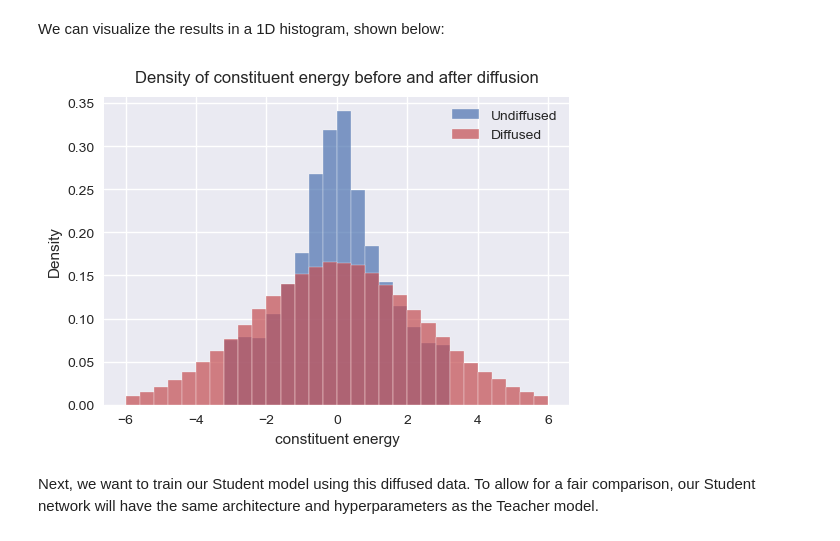
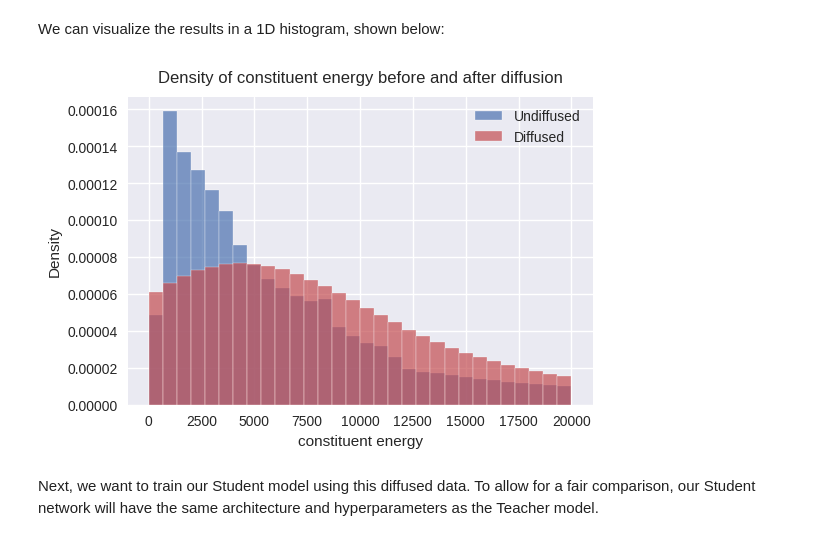
Before and after one commit to baron-de-montblanc/DL-Final-Project, a Jupyter notebook: workbook_FCNN.ipynb, the cells around one changed output. Saved outputs shown, nothing was run; the diff lists cells and outputs as text; code cells hidden in the pictures.

```diff
--- a/workbook_FCNN.ipynb
+++ b/workbook_FCNN.ipynb
@@ -30,20 +31,37 @@ warnings.filterwarnings('ignore')  # pesky divide-by-zero errors
 
 sns.set_theme()
 plt.style.use("seaborn-v0_8")
+# %%
+# Initialize some global hyperparameters
+
+NH = 4  # number of hidden layers
+NE = 40  # number of epochs
+LR = 1.2e-5  # learning rate
+BATCH_SZ = 250  # batch size
+MAX_ITEMS = 100000  # maximum number of elements to consider (input size)
+NOISE_STD = 5e3  # noise standard deviation for the diffusion
 # %% [markdown]
 #### Input Data Visualization
 
 As a very first step, let's load in our data to see what it looks like. Our data has three attributes: "jet", "constituents", and "high-level" information about each jet. The jet attribute stores information about the *entire* jet: for example, the jet's mass and momentum. Meanwhile, the constituent attribute stores information about *each individual* particle that compose the jet: each particle's mass and momentum, for example. Finally, the high-level attribute stores variables "chosen in two separate studies of high level quantity based top taggers carried out by the ATLAS collaboration" (from the [reference manual](https://gitlab.cern.ch/atlas/ATLAS-top-tagging-open-data/-/tree/master?ref_type=heads)). These high-level variables aren't super important, and we instead wish to train our model on the constituent attributes, which provide the most information to identify our jets.
 # %%
-jet_data, jet_labels, jet_weights, jet_features = get_data("./data/reduced_atlas_dataset.h5", attribute="jet")
-cons_data, cons_labels, cons_weights, cons_features = get_data("./data/reduced_atlas_dataset.h5", attribute="constituents")
+jet_data, jet_labels, jet_weights, jet_features = get_data(
+    "./data/reduced_atlas_dataset.h5",
+    attribute="jet",
+)
+
+cons_data, cons_labels, cons_weights, cons_features = get_data(
+    "./data/train.h5",
+    attribute="constituents",
+    max_items=MAX_ITEMS
+)
 
 print("---------- Jet-level data ----------------")
 print("Data shape [input_size, num_features]:", jet_data.shape)
 print("Feature names:", [human_feature(f) for f in jet_features],"\n")
 
 print("---------- Constituent-level data ----------------")
-print("Data shape [input_size, num_features, num_constituents]:", cons_data.shape)
+print("Data shape [input_size, num_constituents, num_features]:", cons_data.shape)
 print("Feature names:", [human_feature(f) for f in cons_features])
 # %% [output]
 ---------- Jet-level data ----------------
@@ -186,15 +201,15 @@ Next, we would like to train our Student network using the lower quality data. T
 # %%
 from helper import diffuse
 
-diffused_cons_data = diffuse(cons_data, cons_features, noise_std=2, apply_features=['fjet_clus_E'])
+diffused_cons_data = diffuse(cons_data, cons_features, noise_std=NOISE_STD, apply_features=['fjet_clus_E'])
 # %% [markdown]
 We can visualize the results in a 1D histogram, shown below:
 # %%
 from visualize import plot_diffused_histogram
 
-plot_diffused_histogram(cons_data, diffused_cons_data, cons_features, plot_feature='fjet_clus_E', xrange=[-6,6])
+plot_diffused_histogram(cons_data, diffused_cons_data, cons_features, plot_feature='fjet_clus_E', xrange=[0,2e4])
 # %% [output]
-[figure, old version]
+[figure, new version]
 # %% [markdown]
 Next, we want to train our Student model using this diffused data. To allow for a fair comparison, our Student network will have the same architecture and hyperparameters as the Teacher model.
 # %%
```
Also changed, not shown: parts of 13 cells of this notebook, 5 other files.
